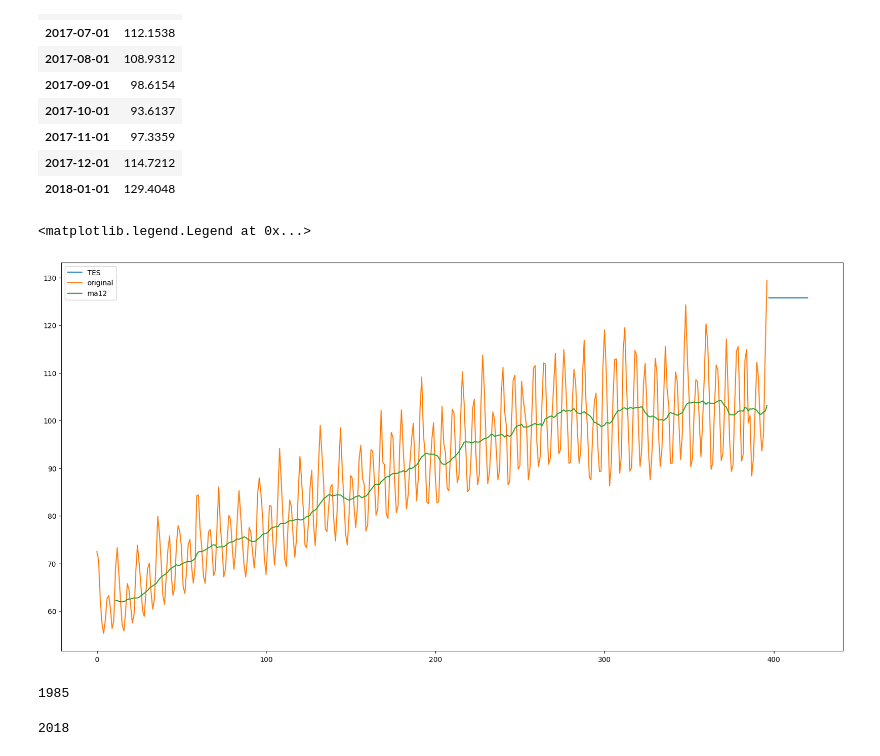
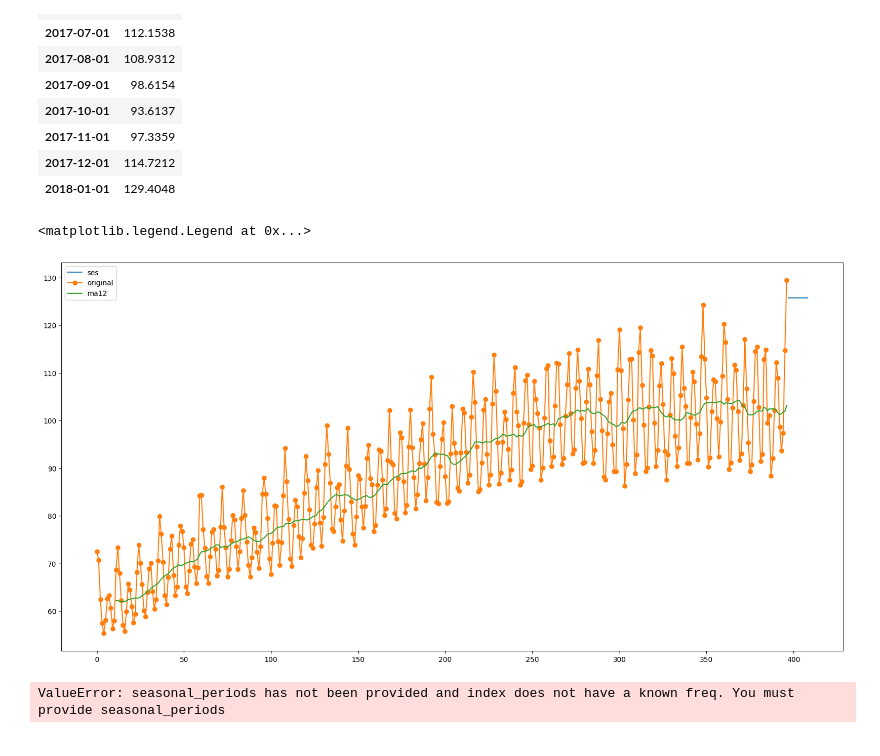
Before and after one commit to anidec25/Linear-Regression, a Jupyter notebook: Time Series/electric_production.ipynb, the cells around one changed output. Cells and saved outputs as stored; diff of their text form; code cells hidden in the pictures.

```diff
--- a/Time Series/electric_production.ipynb
+++ b/Time Series/electric_production.ipynb
@@ -158,19 +154,17 @@ pred_2 = model_2.forecast(24)
 # %%
 # pred = pd.Series(sm.tsa.SimpleExpSmoothing(df.values).fit(smoothing_level=1/(2*12)).fittedvalues)
 
-#pred.plot(label='ses')
-pred_2.plot(label='TES')
-series.plot(label='original')
+pred.plot(label='ses')
+series.plot(label='original', style='-o')
 series.rolling(12).mean().plot(label='ma12')
 plt.legend()
 # %% [output]
 <matplotlib.legend.Legend at 0x...>
-[figure, old version]
+[figure, new version]
-# %%
-df.index.year.min()
-# %% [output]
-1985
-# %%
-df.index.year.max()
-# %% [output]
-2018
+# %%
+model = sm.tsa.ExponentialSmoothing(series, trend='add').fit()
+model.fittedvalues.plot(label='fitted')
+series.plot(label='original')
+plt.legend()
+# %% [output]
+ValueError: seasonal_periods has not been provided and index does not have a known freq. You must provide seasonal_periods
```
Also changed, not shown: parts of 4 cells of this notebook.
